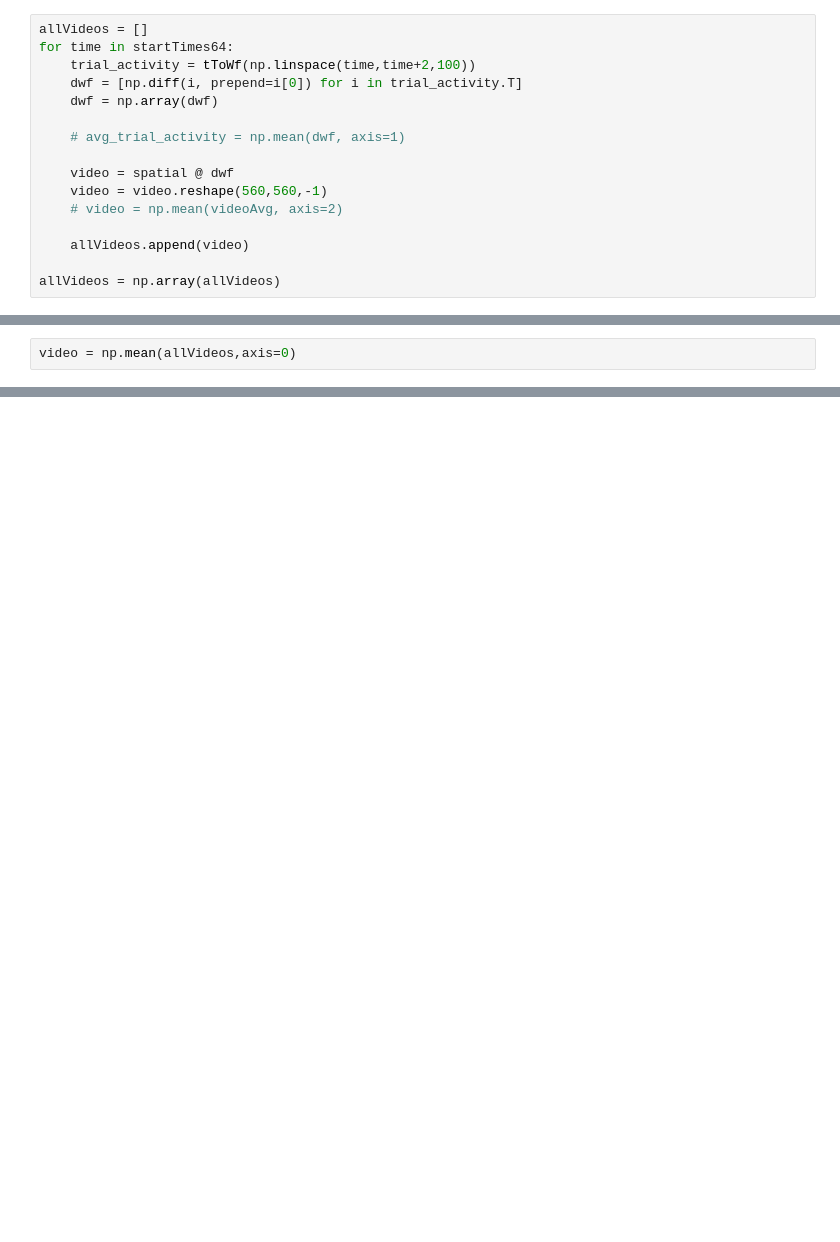
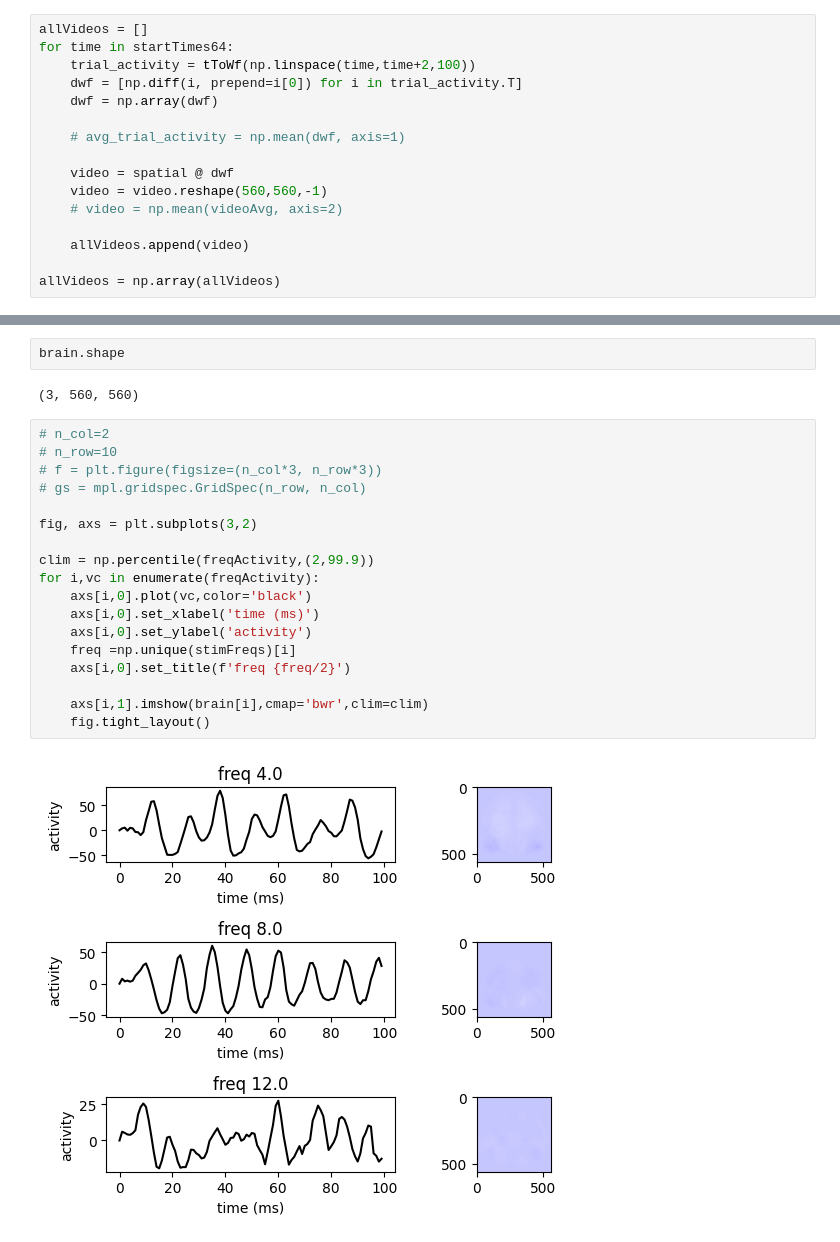
Before and after one commit to paschamatveev/wfOptoProject, a Jupyter notebook: wf + opto/led_oscillations.ipynb, the cells around one changed output, grey strips where cells are left out. Saved outputs shown, nothing was run; the diff lists cells and outputs as text; blank space fills up the shorter version.

```diff
--- a/wf + opto/led_oscillations.ipynb
+++ b/wf + opto/led_oscillations.ipynb
@@ -161,2 +159,0 @@ allVideos.shape
-# %%
-video = np.mean(allVideos,axis=0)
@@ -265,0 +235,24 @@ Once deleted, variables cannot be recovered. Proceed (y/[n])?  y
+# %%
+brain.shape
+# %% [output]
+(3, 560, 560)
+# %%
+# n_col=2
+# n_row=10
+# f = plt.figure(figsize=(n_col*3, n_row*3))
+# gs = mpl.gridspec.GridSpec(n_row, n_col)
+
+fig, axs = plt.subplots(3,2)
+
+clim = np.percentile(freqActivity,(2,99.9))
+for i,vc in enumerate(freqActivity):
+    axs[i,0].plot(vc,color='black')
+    axs[i,0].set_xlabel('time (ms)')
+    axs[i,0].set_ylabel('activity')
+    freq =np.unique(stimFreqs)[i]
+    axs[i,0].set_title(f'freq {freq/2}')
+
+    axs[i,1].imshow(brain[i],cmap='bwr',clim=clim)
+    fig.tight_layout()
+# %% [output]
+[figure, added]
```
Also changed, not shown: parts of 15 cells of this notebook.
